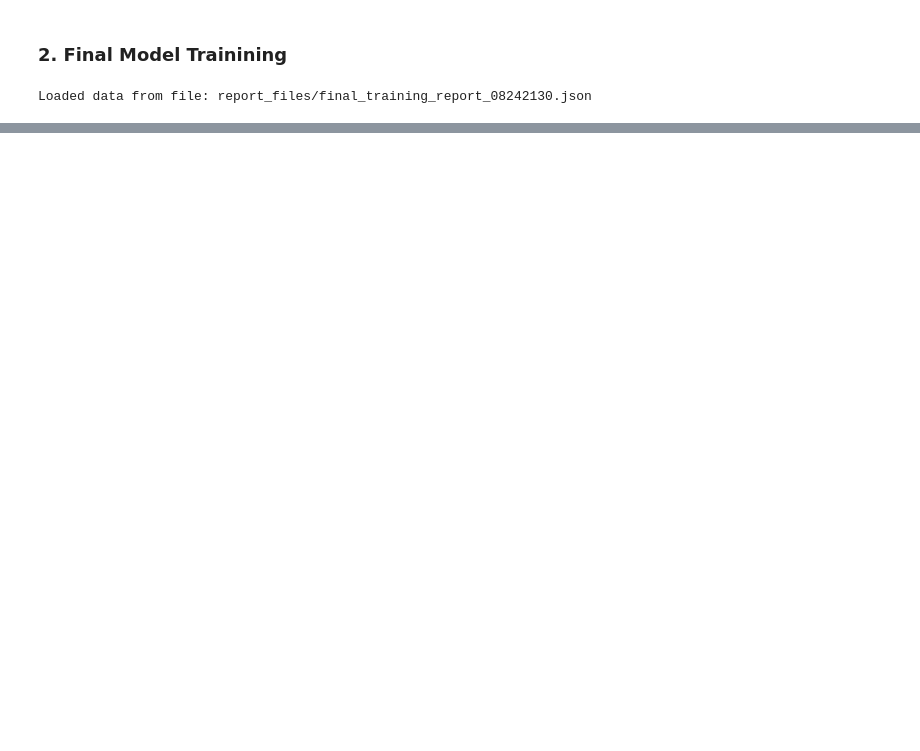
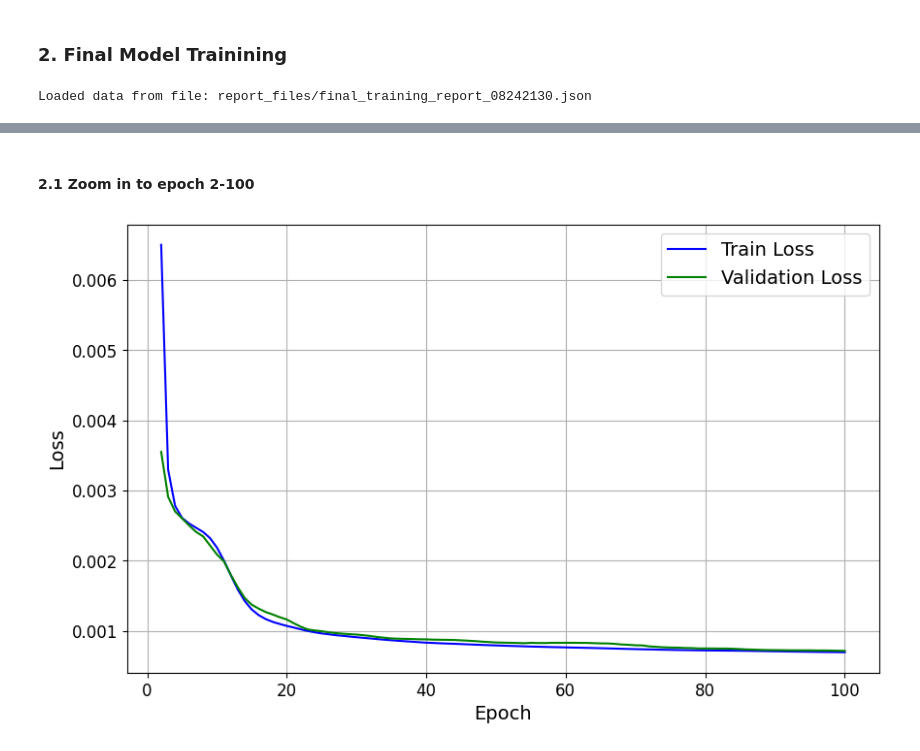
Before and after one commit to Gamified-Coaching-App/coaching_subjective_parameter_forecast, a Jupyter notebook: report/report.ipynb, the cells around one changed output, grey strips where cells are left out. Saved outputs shown, nothing was run; the diff lists cells and outputs as text; code cells hidden in the pictures; blank space fills up the shorter version.

```diff
--- a/report/report.ipynb
+++ b/report/report.ipynb
@@ -184,3 +167,22 @@ plt.show()
+# %% [markdown]
+#### 2.1 Zoom in to epoch 2-100
+# %%
+train_losses = data['train_losses_epoch'][1:100]
+val_losses = data['val_losses'][1:100]
+epochs = list(range(2, len(train_losses) + 2))
+
+plt.figure(figsize=(10, 6))
+plt.plot(epochs, train_losses, linestyle='-', color='blue', label='Train Loss')
+plt.plot(epochs, val_losses, linestyle='-', color='green', label='Validation Loss')
+plt.xlabel('Epoch', fontsize=14)
+plt.ylabel('Loss', fontsize=14)
+plt.grid(True)
+plt.legend(fontsize=14)
+plt.xticks(fontsize=12)
+plt.yticks(fontsize=12)
+plt.show()
+# %% [output]
+[figure, added]
 # %%
 with open('report_files/inference_results.json', 'r') as file:
     inferences = json.load(file)
```
Also changed, not shown: parts of 8 cells of this notebook, 7 other files.
